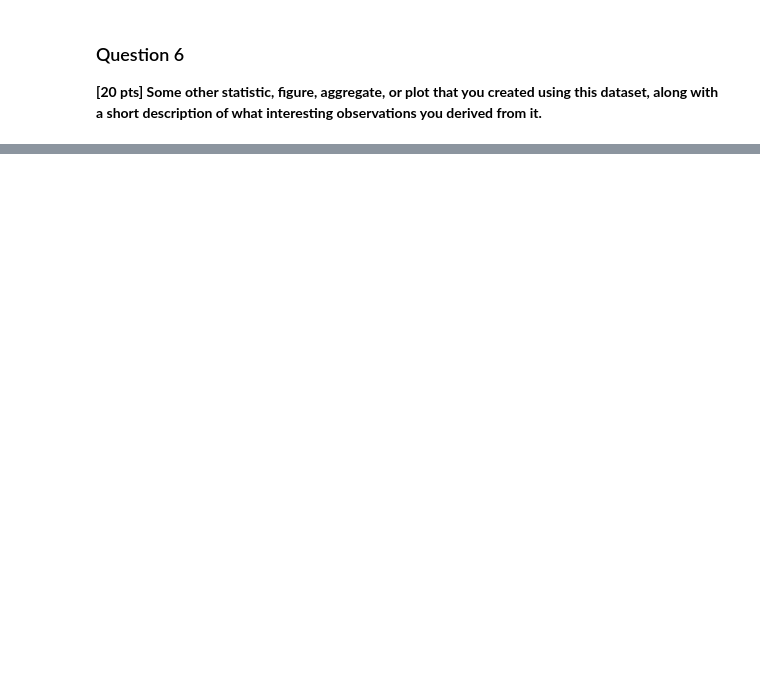
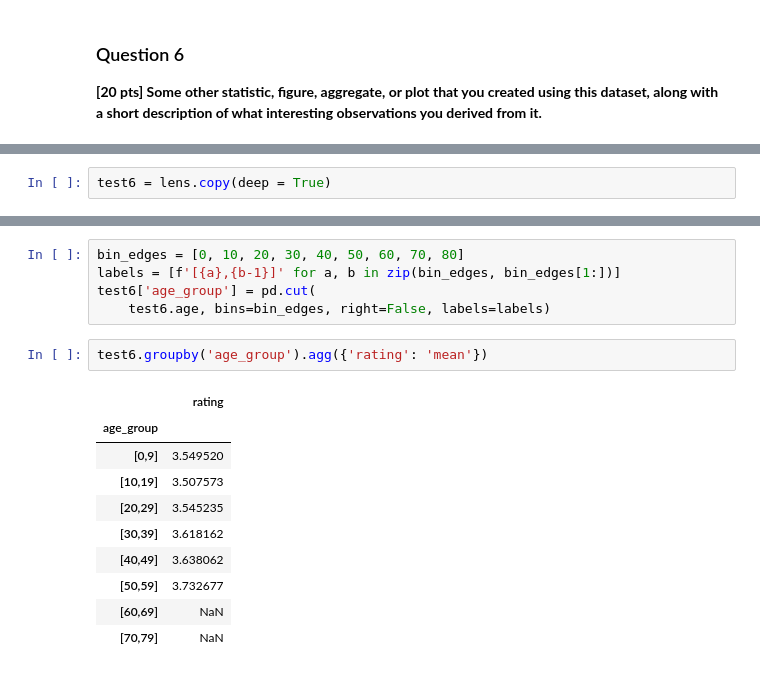
Before and after one commit to yuhengm/cs6220, a Jupyter notebook: responses/assignment1.ipynb, the cells around one changed output, grey strips where cells are left out. Cells and saved outputs as stored; diff of their text form; blank space fills up the shorter version.

```diff
--- a/responses/assignment1.ipynb
+++ b/responses/assignment1.ipynb
@@ -208,0 +257,2 @@ Name: title, dtype: int64
+# %%
+test6 = lens.copy(deep = True)
@@ -208,0 +279,18 @@ Name: title, dtype: int64
+# %%
+bin_edges = [0, 10, 20, 30, 40, 50, 60, 70, 80]
+labels = [f'[{a},{b-1}]' for a, b in zip(bin_edges, bin_edges[1:])]
+test6['age_group'] = pd.cut(
+    test6.age, bins=bin_edges, right=False, labels=labels)
+# %%
+test6.groupby('age_group').agg({'rating': 'mean'})
+# %% [output]
+|  | rating |
+| age_group |  |
+| [0,9] | 3.549520 |
+| [10,19] | 3.507573 |
+| [20,29] | 3.545235 |
+| [30,39] | 3.618162 |
+| [40,49] | 3.638062 |
+| [50,59] | 3.732677 |
+| [60,69] | NaN |
+| [70,79] | NaN |
```
Also changed, not shown: parts of 6 cells of this notebook.
